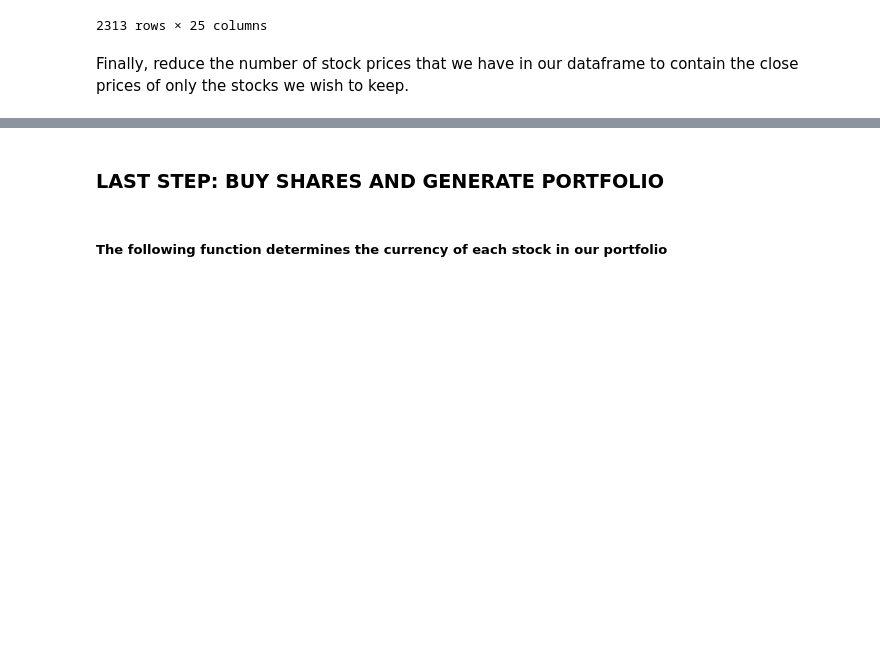
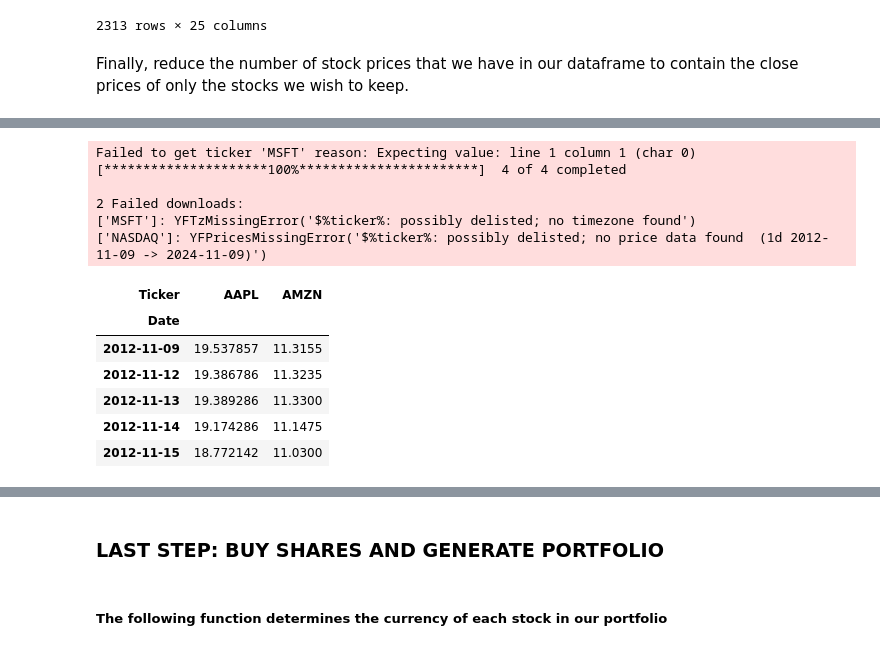
Before and after one commit to JasonLi14/Portfolio-Analyzer, a Jupyter notebook: Team_02_Assignment.ipynb, the cells around one changed output, grey strips where cells are left out. Cells and saved outputs as stored; diff of their text form; code cells hidden in the pictures; blank space fills up the shorter version.

```diff
--- a/Team_02_Assignment.ipynb
+++ b/Team_02_Assignment.ipynb
@@ -508,0 +529,24 @@ Finally, reduce the number of stock prices that we have in our dataframe to cont
+# %%
+# THIS WILL PROBABLY BE REMOVED
+# This code block is to get stocks data
+import jason
+import markowitz
+start_date = "2012-11-09"
+end_date = "2024-11-09"
+valid_stocks = ["AAPL", "MSFT", "AMZN", "NASDAQ", "SPY"]
+close_prices = markowitz.getClosePrices(start_date, end_date, valid_stocks[:4], start_date)
+display(close_prices.head())
+# %% [output]
+Failed to get ticker 'MSFT' reason: Expecting value: line 1 column 1 (char 0)
+[*********************100%***********************]  4 of 4 completed
+
+2 Failed downloads:
+['MSFT']: YFTzMissingError('$%ticker%: possibly delisted; no timezone found')
+['NASDAQ']: YFPricesMissingError('$%ticker%: possibly delisted; no price data found  (1d 2012-11-09 -> 2024-11-09)')
+| Ticker | AAPL | AMZN |
+| Date |  |  |
+| 2012-11-09 | 19.537857 | 11.3155 |
+| 2012-11-12 | 19.386786 | 11.3235 |
+| 2012-11-13 | 19.389286 | 11.3300 |
+| 2012-11-14 | 19.174286 | 11.1475 |
+| 2012-11-15 | 18.772142 | 11.0300 |
```
Also changed, not shown: parts of 23 cells of this notebook.
